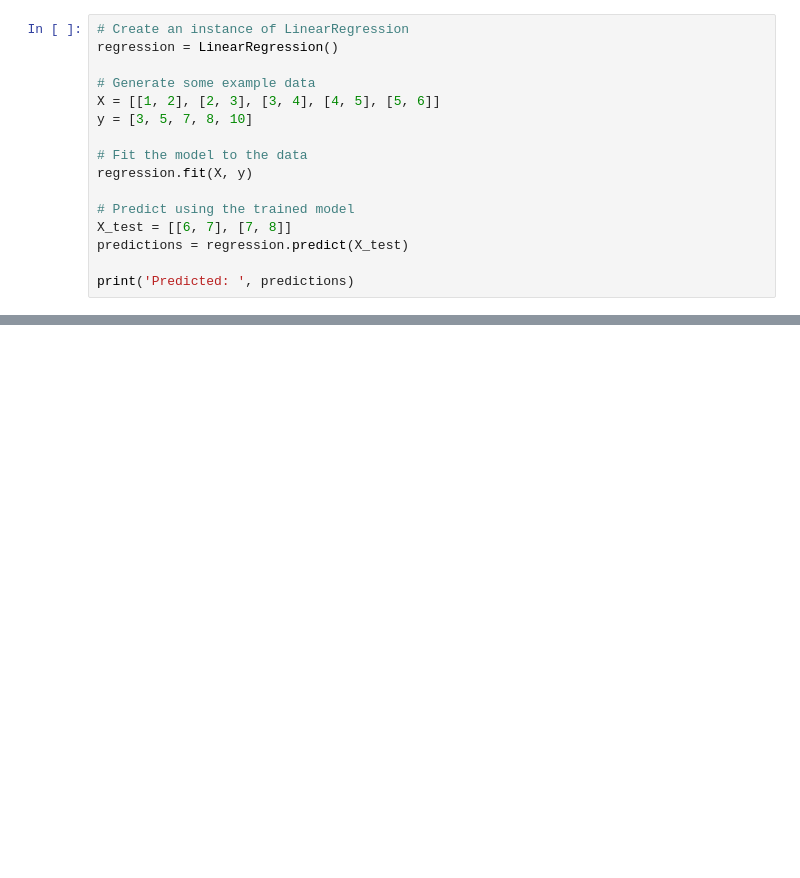
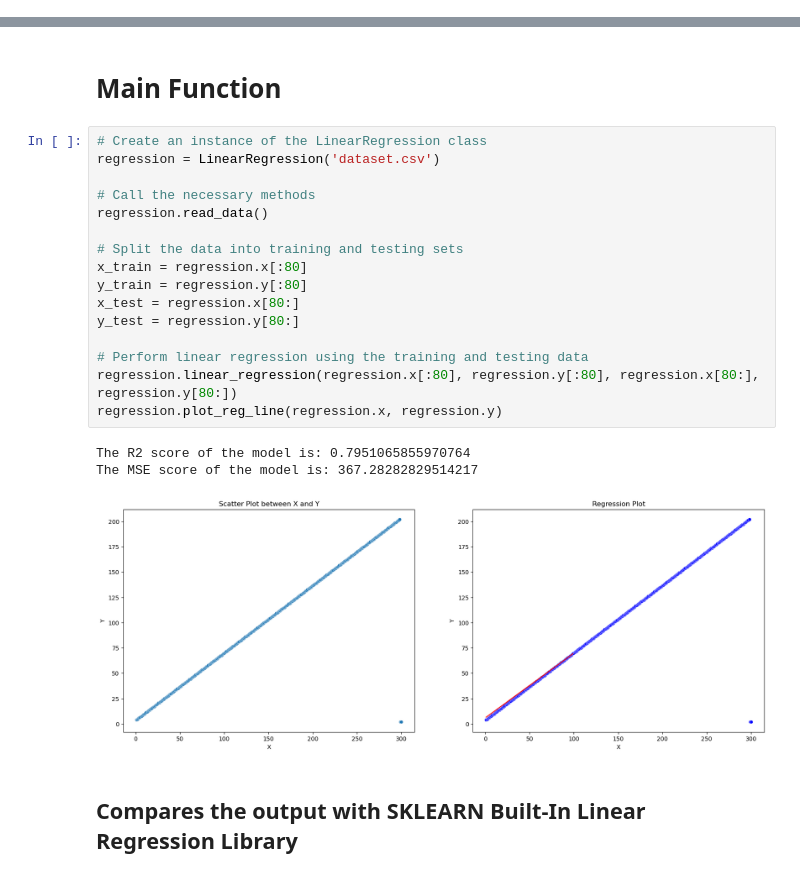
Before and after one commit to PR-Peri/Linear-Regression-Model-From-Scratch, a Jupyter notebook: Understanding-Linear-Regression.ipynb, the cells around one changed output, grey strips where cells are left out. Saved outputs shown, nothing was run; the diff lists cells and outputs as text; blank space fills up the shorter version.

```diff
--- a/Understanding-Linear-Regression.ipynb
+++ b/Understanding-Linear-Regression.ipynb
@@ -218,16 +2,0 @@ class LinearRegression:
-# %%
-# Create an instance of LinearRegression
-regression = LinearRegression()
-
-# Generate some example data
-X = [[1, 2], [2, 3], [3, 4], [4, 5], [5, 6]]
-y = [3, 5, 7, 8, 10]
-
-# Fit the model to the data
-regression.fit(X, y)
-
-# Predict using the trained model
-X_test = [[6, 7], [7, 8]]
-predictions = regression.predict(X_test)
-
-print('Predicted: ', predictions)
@@ -251,0 +187,24 @@ Predicted:  [11.7 13.4]
+# %% [markdown]
+<h1> Main Function </h1>
+# %%
+# Create an instance of the LinearRegression class
+regression = LinearRegression('dataset.csv')
+
+# Call the necessary methods
+regression.read_data()
+
+# Split the data into training and testing sets
+x_train = regression.x[:80]
+y_train = regression.y[:80]
+x_test = regression.x[80:]
+y_test = regression.y[80:]
+
+# Perform linear regression using the training and testing data
+regression.linear_regression(regression.x[:80], regression.y[:80], regression.x[80:], regression.y[80:])
+regression.plot_reg_line(regression.x, regression.y)
+# %% [output]
+The R2 score of the model is: 0.7951065855970764
+The MSE score of the model is: 367.28282829514217
+[figure, added]
+# %% [markdown]
+<h2> Compares the output with SKLEARN Built-In Linear Regression Library</h2>
```
Also changed, not shown: parts of 18 cells of this notebook.
